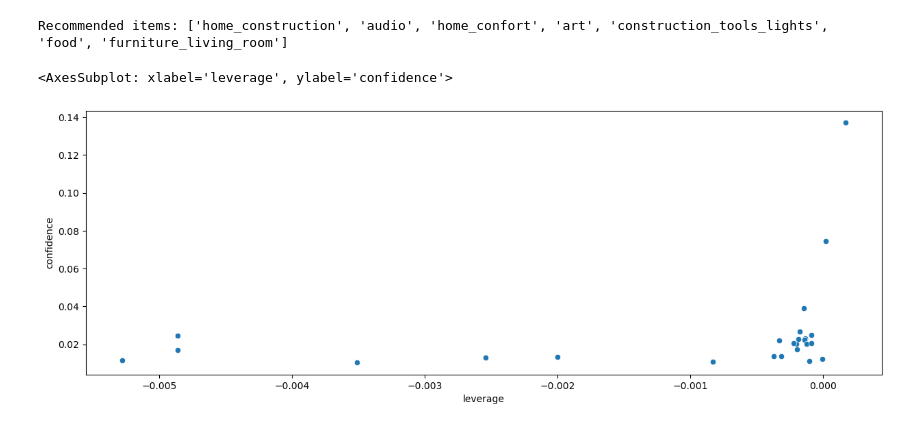
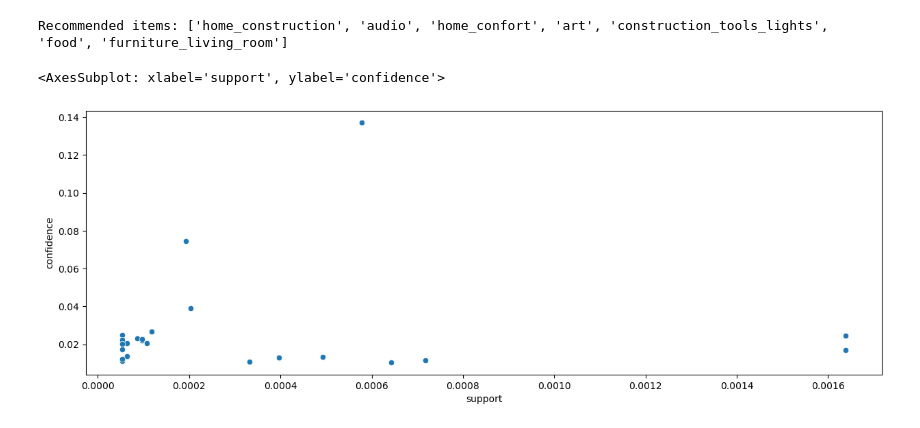
Before and after one commit to sag7221/Brazilian_EComm_Predictions, a Jupyter notebook: product_recommendations.ipynb, the cells around one changed output. Drawn from its saved outputs; the diff is of its cells as text; code cells hidden in the pictures.

Commit message:
Adding some images and modified notebook of product recommendations

```diff
--- a/product_recommendations.ipynb
+++ b/product_recommendations.ipynb
@@ -371,7 +339,7 @@ Recommended items: ['home_construction', 'audio', 'home_confort', 'art', 'constr
 # %%
 # Plot leverage against confidence.
 plt.figure(figsize=(15,5))
-sns.scatterplot(x="leverage", y="confidence", data=rules)
+sns.scatterplot(x="support", y="confidence", data=rules)
 # %% [output]
-<AxesSubplot: xlabel='leverage', ylabel='confidence'>
+<AxesSubplot: xlabel='support', ylabel='confidence'>
-[figure, old version]
+[figure, new version]
```
Also changed, not shown: parts of 5 cells of this notebook, 2 other files.
